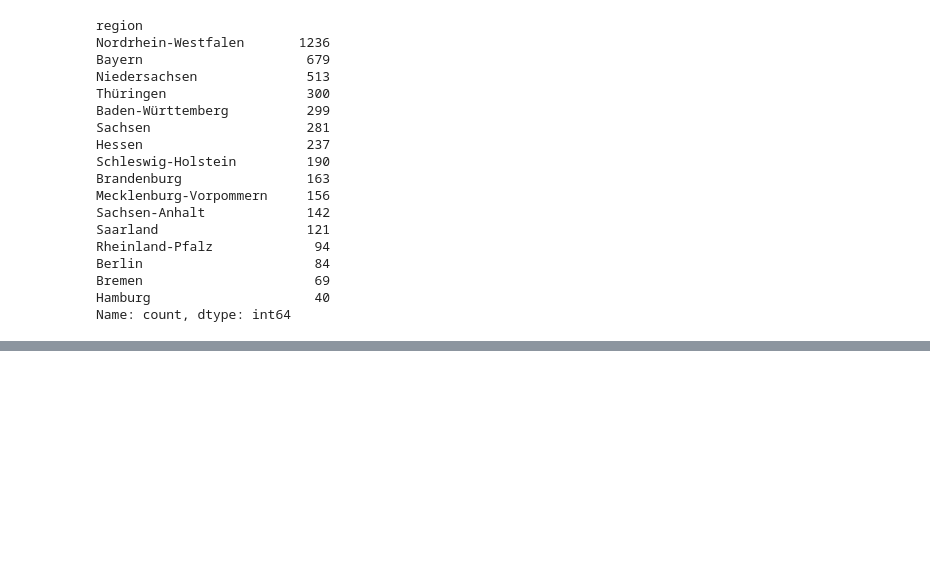
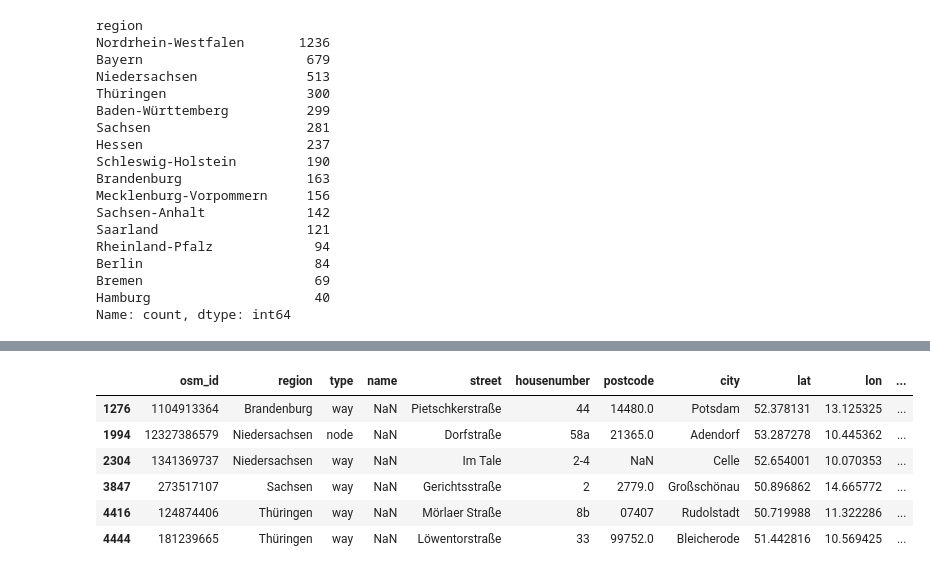
Before and after one commit to tamaricki/awo-tamara, a Jupyter notebook: osm_eda.ipynb, the cells around one changed output, grey strips where cells are left out. Drawn from its saved outputs; the diff is of its cells as text; code cells hidden in the pictures; blank space fills up the shorter version.

Commit message:
fill na values

```diff
--- a/osm_eda.ipynb
+++ b/osm_eda.ipynb
@@ -144,0 +142,10 @@ df_filtered = df.loc[has_word].reset_index(drop=True)
+# %%
+df_raw[(df_raw['name'].isna()) & (df_raw['email'].notna())] # check which faclities have no name but have email and fill those values with email domain
+# %% [output]
+|  | osm_id | region | type | name | street | housenumber | postcode | city | lat | lon | ... |
+| 1276 | 1104913364 | Brandenburg | way | NaN | Pietschkerstraße | 44 | 14480.0 | Potsdam | 52.378131 | 13.125325 | ... |
+| 1994 | 12327386579 | Niedersachsen | node | NaN | Dorfstraße | 58a | 21365.0 | Adendorf | 53.287278 | 10.445362 | ... |
+| 2304 | 1341369737 | Niedersachsen | way | NaN | Im Tale | 2-4 | NaN | Celle | 52.654001 | 10.070353 | ... |
+| 3847 | 273517107 | Sachsen | way | NaN | Gerichtsstraße | 2 | 2779.0 | Großschönau | 50.896862 | 14.665772 | ... |
+| 4416 | 124874406 | Thüringen | way | NaN | Mörlaer Straße | 8b | 07407 | Rudolstadt | 50.719988 | 11.322286 | ... |
+| 4444 | 181239665 | Thüringen | way | NaN | Löwentorstraße | 33 | 99752.0 | Bleicherode | 51.442816 | 10.569425 | ... |
```
Also changed, not shown: parts of 28 cells of this notebook.
